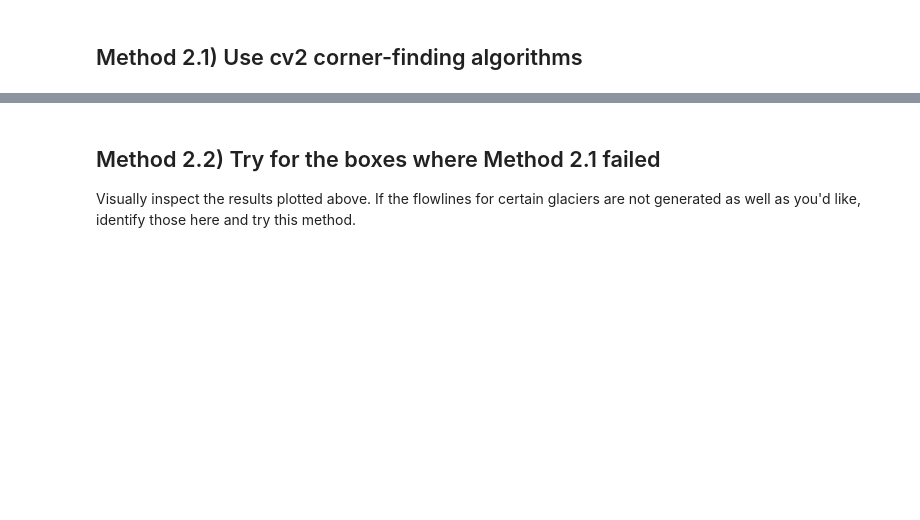
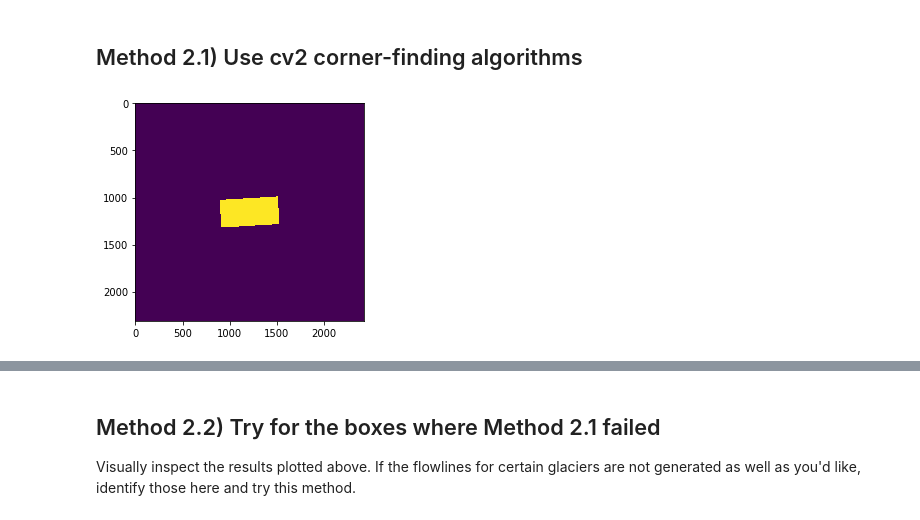
Before and after one commit to jukesliu/automated-glacier-terminus, a Jupyter notebook: analyze_wtmm_results.ipynb, the cells around one changed output, grey strips where cells are left out. Saved outputs shown, nothing was run; the diff lists cells and outputs as text; code cells hidden in the pictures; blank space fills up the shorter version.

```diff
--- a/analyze_wtmm_results.ipynb
+++ b/analyze_wtmm_results.ipynb
@@ -80,5 +81,9 @@ dim_df
 # %% [markdown]
 ## Method 2.1) Use cv2 corner-finding algorithms
+# %%
+plt.imshow(termbox); plt.show()
+# %% [output]
+[figure, added]
 # %%
 # create dictionary to store each terminus box ndarray by BoxID
 termboxes2 = {}
```
Also changed, not shown: parts of 9 cells of this notebook, 3 other files.
